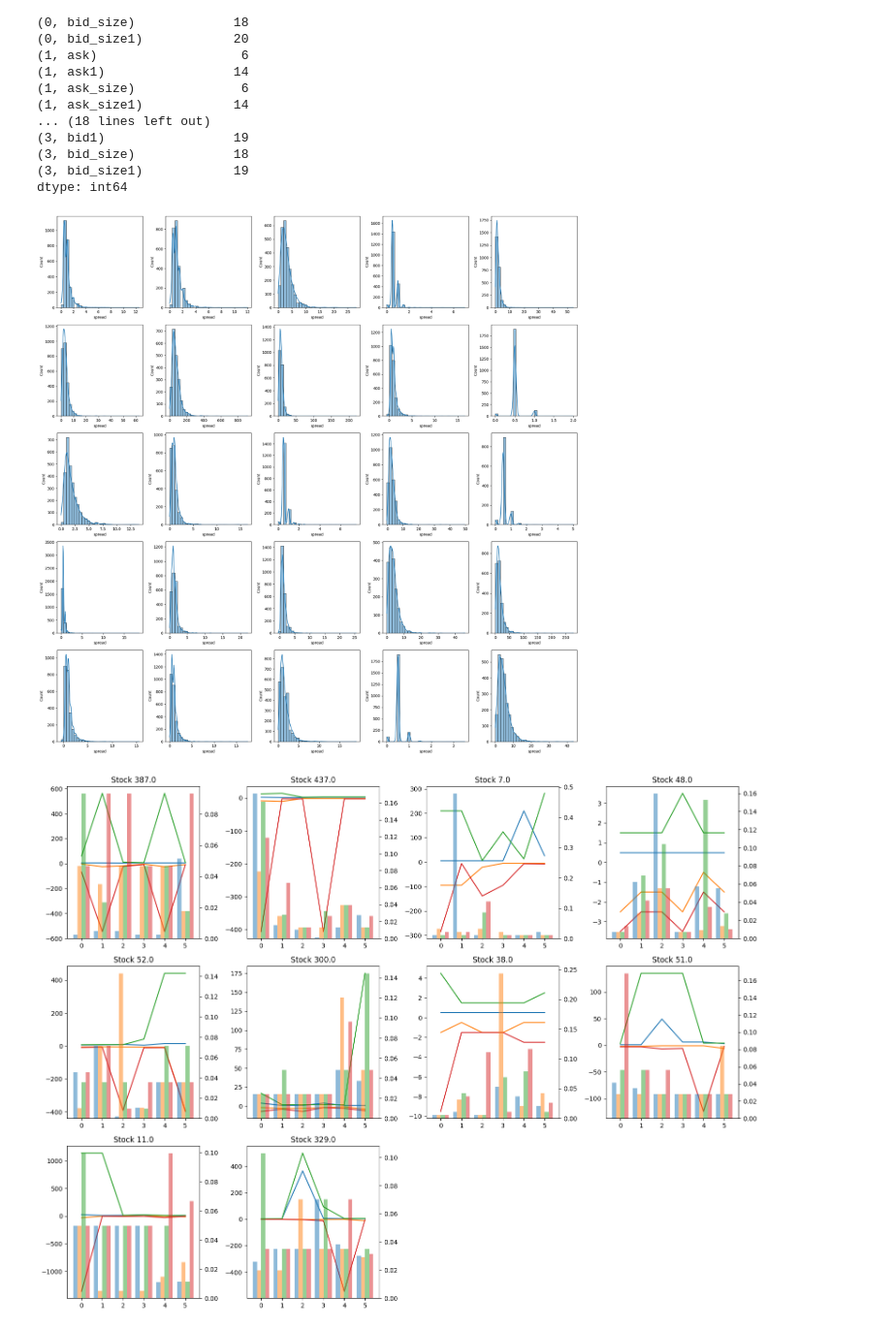
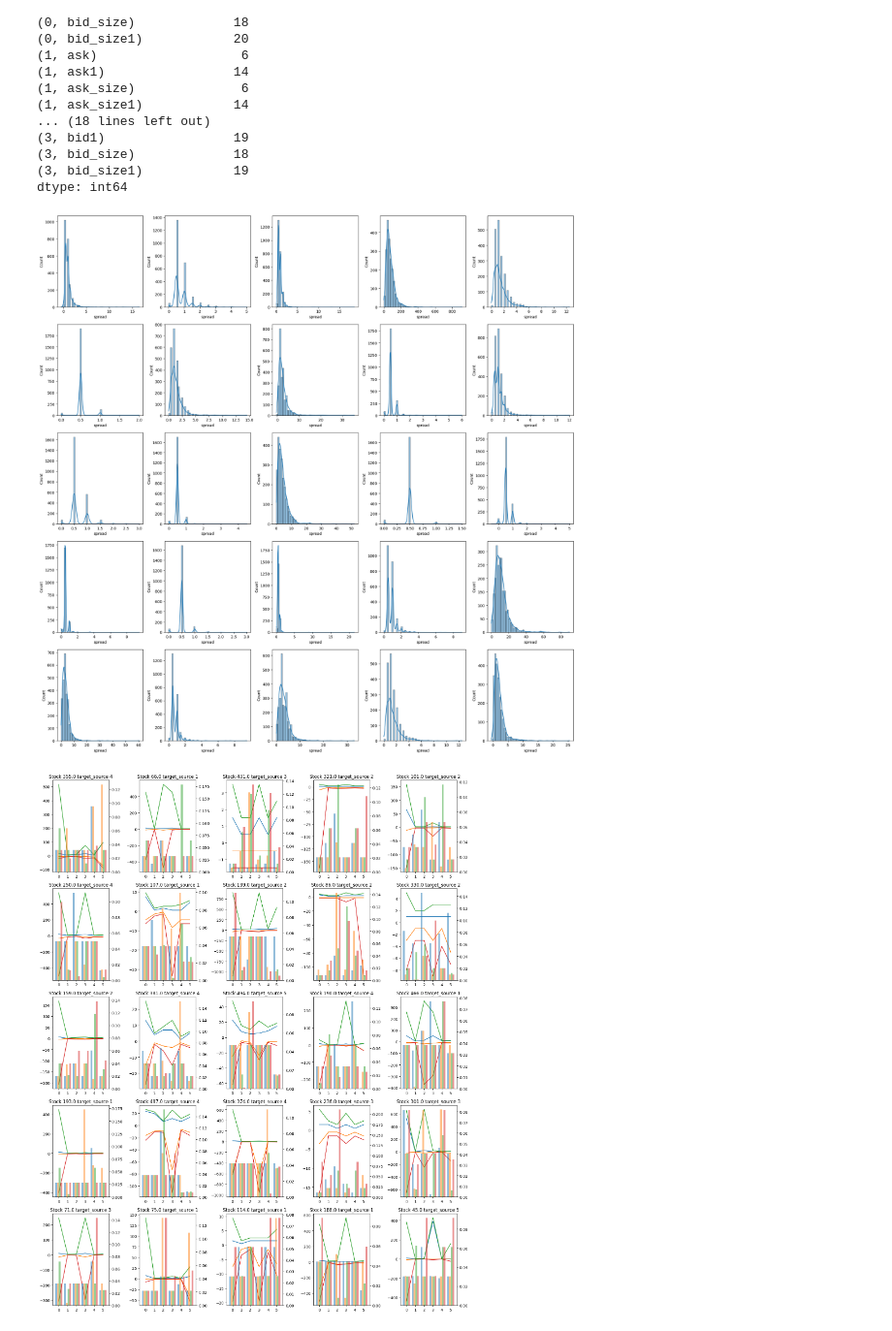
Before and after one commit to YanisFallet/CFM_next_trade_place, a Jupyter notebook: EDA.ipynb, the cells around one changed output. Shown at 97% size. Drawn from its saved outputs; the diff is of its cells as text; code cells hidden in the pictures.

Commit message:
new plots

```diff
--- a/EDA.ipynb
+++ b/EDA.ipynb
@@ -3,10 +3,10 @@ import pandas as pd
 import matplotlib.pyplot as plt
 import seaborn as sns
 import utils
+import random
 import numpy as np
 # Charger les données
-train_data = pd.read_hdf("data/train_dc2020.h5", 'data')
-labels = pd.read_csv('data/train_labels.csv')
+train_data, labels = utils.load_data(convert_features_n=False)
 # %%
 train_data.columns
 # %% [output]
@@ -111,7 +111,7 @@ def plot_aggregate_spread_distribution(data, n=25):
 
     for i, stock_id in enumerate(unique_stock_ids):
         stock_data = data_agg[data_agg['stock_id'] == stock_id]
-        sns.histplot(stock_data['spread'], bins=30, ax=axes[i], kde=True)
+        sns.histplot(stock_data['spread'], bins=50, ax=axes[i], kde=True)
 
     # Hide any unused subplots
     for j in range(i + 1, len(axes)):
@@ -121,68 +121,63 @@ def plot_aggregate_spread_distribution(data, n=25):
     plt.show()
 
 
-plot_aggregate_price_evolution(train_data)
+plot_aggregate_spread_distribution(train_data)
 # %% [output]
-[figure, old version]
+[figure, new version]
 # %%
-def visualize_all_order_books(data, n=10):
-    data = data.iloc[:n]
+def visualize_all_order_books(data, labels, n_samples = 25, eta = 0.0001):
+    np.random.seed(42)
+    choice = np.random.randint(0, data.shape[0], n_samples)
+    data = data.iloc[choice]
+    labels = labels.iloc[choice]
 
-    num_cols = 4
-    num_rows = (n // num_cols) + (n % num_cols > 0)
+    num_cols = 5
+    num_rows = (n_samples // num_cols) + (n_samples % num_cols > 0)
     fig, axes = plt.subplots(num_rows, num_cols, figsize=(16, num_rows * 4))
     axes = axes.flatten()
 
-    for idx, (_, row) in enumerate(data.iterrows()):
-        ask = [row[(i, "ask")] for i in range(6)]
-        ask_1 = [row[(i, "ask1")] for i in range(6)]
-        bid = [row[(i, "bid")] for i in range(6)]
-        bid_1 = [row[(i, "bid1")] for i in range(6)]
+    for idx, (row_data,row_labels) in enumerate(zip(data.iterrows(), labels.iterrows())):
+        row_data = row_data[1]
+        # print(row_data[0], row_data[1])
+        ask = [row_data[(i, "ask")] + eta*random.random() for i in range(6)]
+        ask_1 = [row_data[(i, "ask1")]+ eta*random.random() for i in range(6)]
+        bid = [row_data[(i, "bid")]+ eta*random.random() for i in range(6)]
+        bid_1 = [row_data[(i, "bid1")]+ eta*random.random() for i in range(6)]
 
-        ask_size = [row[(i, "ask_size")] for i in range(6)]
-        ask_size_1 = [row[(i, "ask_size1")] for i in range(6)]
-        bid_size = [row[(i, "bid_size")] for i in range(6)]
-        bid_size_1 = [row[(i, "bid_size1")] for i in range(6)]
+        ask_size = [row_data[(i, "ask_size")]+ eta*random.random() for i in range(6)]
+        ask_size_1 = [row_data[(i, "ask_size1")]+ eta*random.random() for i in range(6)]
+        bid_size = [row_data[(i, "bid_size")]+ eta*random.random() for i in range(6)]
+        bid_size_1 = [row_data[(i, "bid_size1")]+ eta*random.random() for i in range(6)]
 
-        source_id = [row[(i, "source_id")] for i in range(6)]
-
-        ask = sorted(ask, key=lambda x: source_id[ask.index(x)])
-        ask_1 = sorted(ask_1, key=lambda x: source_id[ask_1.index(x)])
-        bid = sorted(bid, key=lambda x: source_id[bid.index(x)])
-        bid_1 = sorted(bid_1, key=lambda x: source_id[bid_1.index(x)])
-
-        ask_size = sorted(ask_size, key=lambda x: source_id[ask_size.index(x)])
-        ask_size_1 = sorted(ask_size_1, key=lambda x: source_id[ask_size_1.index(x)])
-        bid_size = sorted(bid_size, key=lambda x: source_id[bid_size.index(x)])
-        bid_size_1 = sorted(bid_size_1, key=lambda x: source_id[bid_size_1.index(x)])
+        ts_last_update = [row_data[(i, "ts_last_update")] for i in range(6)]
 
 
         ax = axes[idx]
-        ax.set_title(f"Stock {row['stock_id']}")
+        ax.set_title(f"Stock {row_data['stock_id']} target_source {row_labels[1]['source_id']}")
 
         ax.plot(ask, label="ask")
         ax.plot(bid, label="bid")
         ax.plot(ask_1, label="ask_1")
         ax.plot(bid_1, label="bid_1")
-
 
         ax2 = ax.twinx()
         x = np.arange(6)
         width = 0.2
         ax2.bar(x - width*1.5, ask_size, width, label="ask_size", alpha=0.5)
         ax2.bar(x - width*0.5, bid_size, width, label="bid_size", alpha=0.5)
         ax2.bar(x + width*0.5, ask_size_1, width, label="ask_size_1", alpha=0.5)
         ax2.bar(x + width*1.5, bid_size_1, width, label="bid_size_1", alpha=0.5)
         ax2.set_xticks(x)
-        ax2.set_xticklabels([str(i) for i in range(6)])
+
+
 
     # Hide any unused subplots
     for j in range(idx + 1, len(axes)):
         fig.delaxes(axes[j])
 
     plt.tight_layout()
     plt.show()
 
-visualize_all_order_books(train_data)
+visualize_all_order_books(train_data, labels)
 # %% [output]
-[figure, old version]
+[figure, new version]
```
Also changed, not shown: parts of 7 cells of this notebook, 2 other files.
